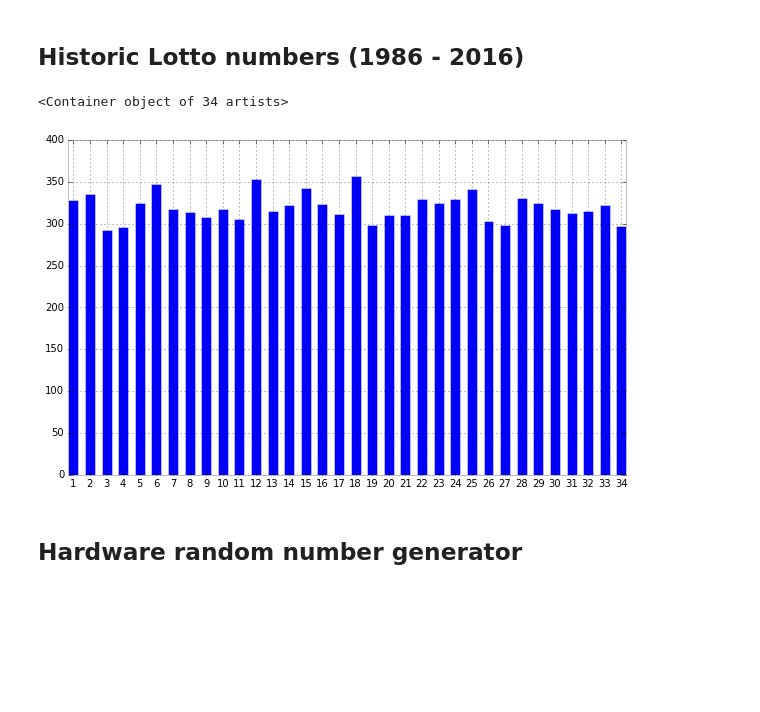
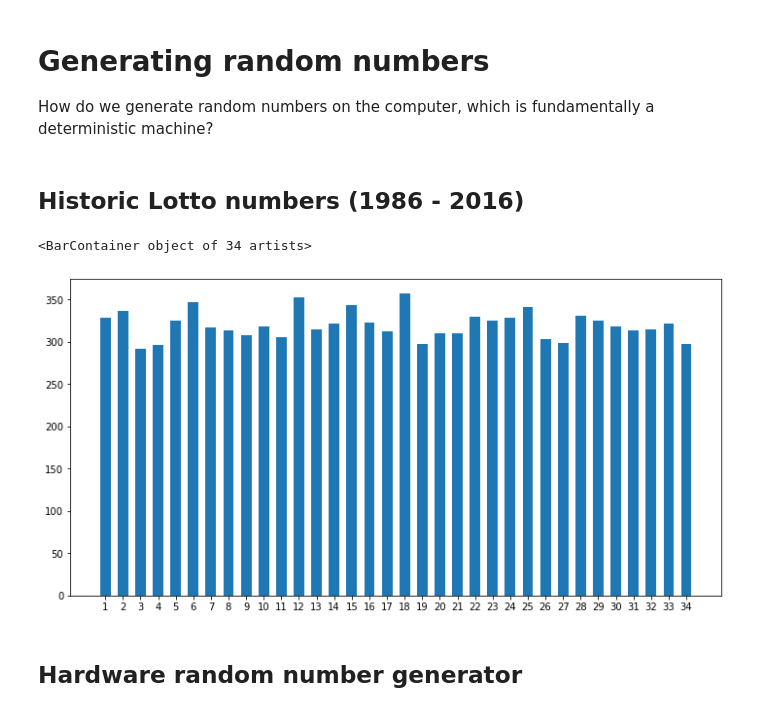
Before and after one commit to nordam/ComputationalPhysics, a Jupyter notebook: Notebooks/3 - Random numbers.ipynb, the cells around one changed output. Cells and saved outputs as stored; diff of their text form; code cells hidden in the pictures; blank space fills up the shorter version.

Commit message:
Updated notebooks on precision and random numbers

```diff
--- a/Notebooks/2016/Random_numbers.ipynb
+++ b/Notebooks/3 - Random numbers.ipynb
@@ -2,29 +2,29 @@
 # Import numpy and matplotlib, and use jupyter magic to
 # get plots directly in notebook
 import numpy as np
-import matplotlib
 %matplotlib inline
 from matplotlib import pyplot as plt
-# Get nicer looking plots than default
-plt.style.use('bmh')
-# Set white backgrond in plots
-matplotlib.rcParams['axes.facecolor'] = 'white'
 # Import the time function
 from time import time
+# %% [markdown]
+# Generating random numbers
+
+How do we generate random numbers on the computer, which is fundamentally a deterministic machine?
 # %% [markdown]
 ## Historic Lotto numbers (1986 - 2016)
 # %%
 # Data taken from https://www.norsk-tipping.no/miscellaneous/getNumberStatisticsLotto.htm
 # These are (presumably) true, random numbers, generated
 # by a complicated physical contraption.
 number = np.array([1,2,3,4,5,6,7,8,9,10,11,12,13,14,15,16,17,18,19,20,21,22,23,24,25,26,27,28,29,30,31,32,33,34])
 counts = np.array([328,336,292,296,325,347,317,314,308,318,306,353,315,322,343,323,312,357,298,310,310,330,325,329,341,303,299,331,325,318,313,315,322,297])
-fig = plt.figure(figsize = (10, 6))
-plt.xticks(number + 0.3, number)
+
+fig = plt.figure(figsize = (12, 6))
+plt.xticks(number, number)
 plt.bar(number, counts, width = 0.6)
 # %% [output]
-<Container object of 34 artists>
+<BarContainer object of 34 artists>
-[figure, old version]
+[figure, new version]
 # %% [markdown]
 ## Hardware random number generator
 # %%
```
Also changed, not shown: 1 other file.
